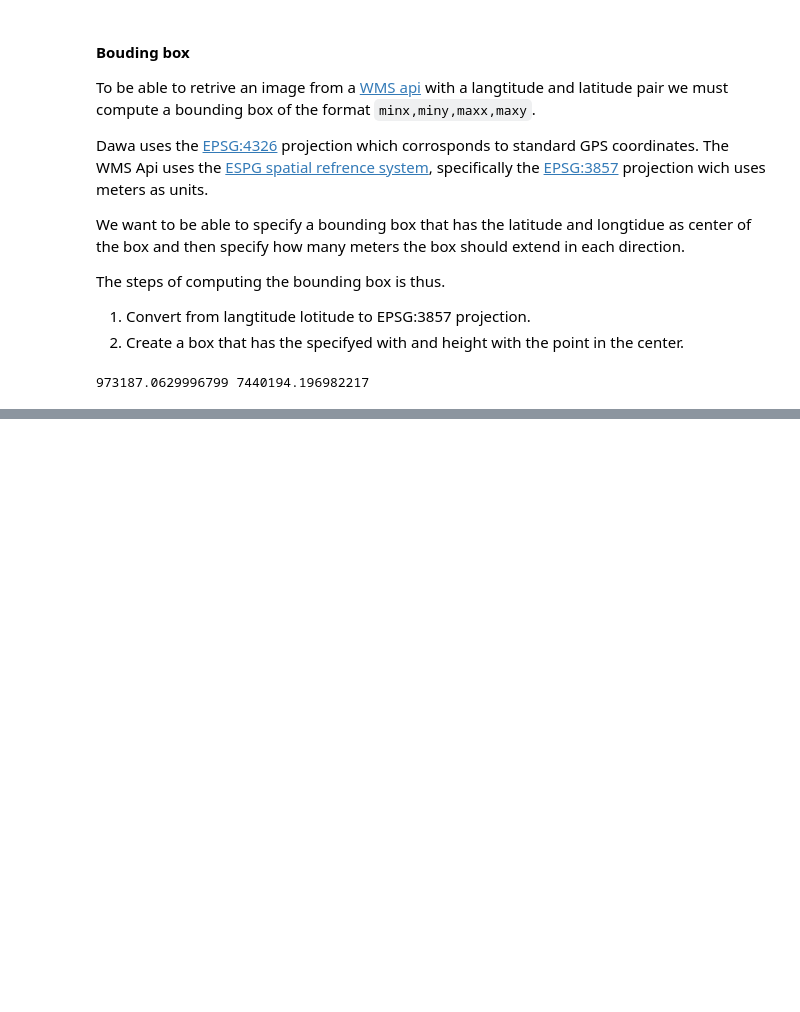
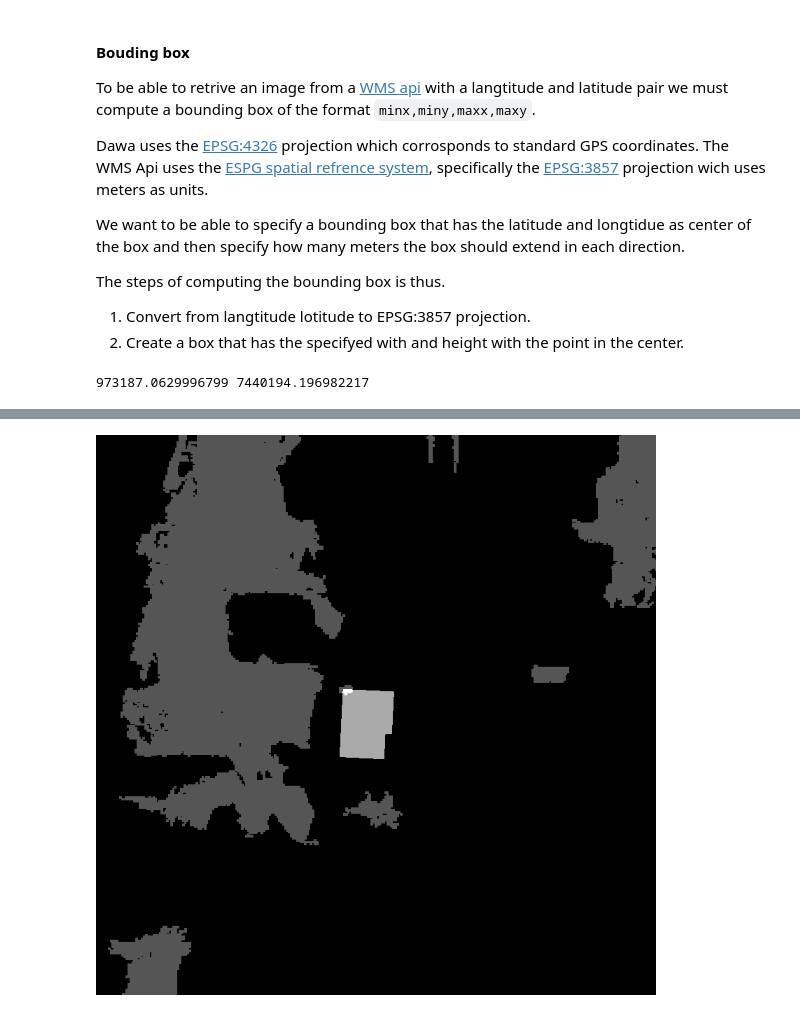
Before and after one commit to Rotendahl/flood_risk, a Jupyter notebook: Hollowings.ipynb, the cells around one changed output, grey strips where cells are left out. Cells and saved outputs as stored; diff of their text form; code cells hidden in the pictures; blank space fills up the shorter version.

```diff
--- a/Hollowings.ipynb
+++ b/Hollowings.ipynb
@@ -165,3 +171,0 @@ isolateBuilding(buildImg)
-# %%
-buildImg, hollowImg = addressToImages('ulkjærvej 3, 6771 gredstedbro')
-isolateBuilding(buildImg)
@@ -169,0 +176,20 @@ isolateBuilding(buildImg)
+# %%
+def imageToBlackWhite(img, thresshold=255):
+    df = pd.DataFrame(np.asarray(img).copy())
+    df[df < thresshold] = 0
+    df[df > 0] = 255
+    return Image.fromarray(df.values).convert('1')
+
+def combineImages(img1, img2):
+    img1 = pd.DataFrame(np.asarray(img1).copy()) * 85
+    img2 = pd.DataFrame(np.asarray(img2).copy()) * 170
+    combined = (img1 + img2).astype(float)
+    return Image.fromarray(combined.values).convert('L')
+
+combined = combineImages(
+    imageToBlackWhite(hollowImg, thresshold=10),
+    imageToBlackWhite(isolateImg)
+)
+combined
+# %% [output]
+[figure, added]
```
Also changed, not shown: parts of 17 cells of this notebook.
